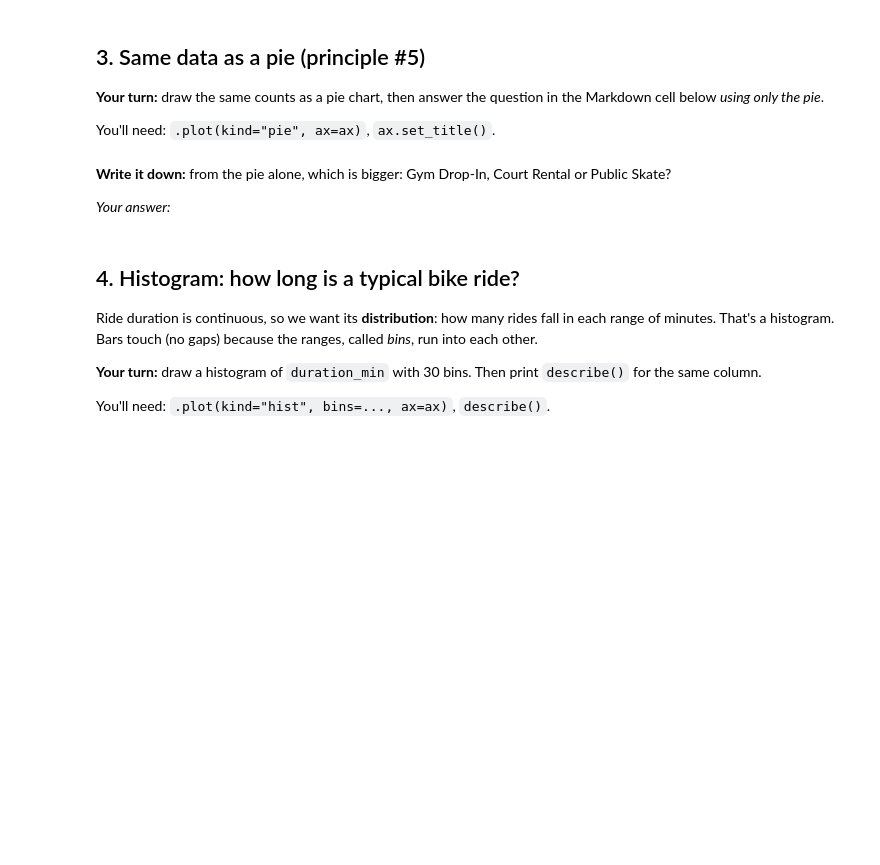
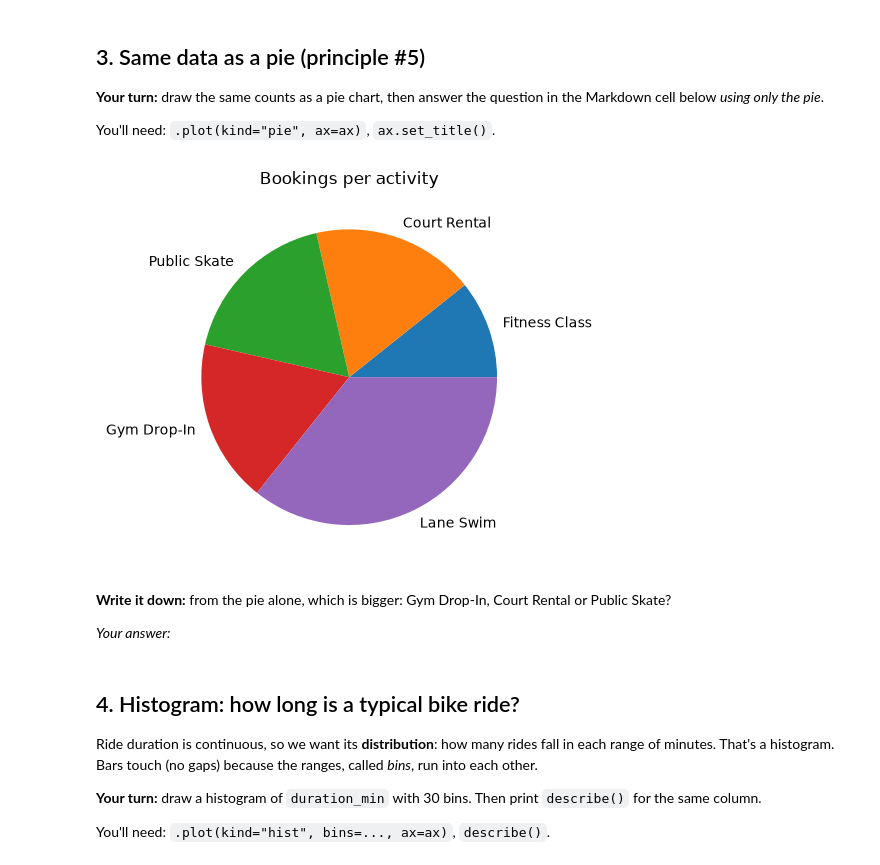
Before and after one commit to Ingiya/2501, a Jupyter notebook: student/lesson-13/viz_demo_starter.ipynb, the cells around one changed output. Drawn from its saved outputs; the diff is of its cells as text; code cells hidden in the pictures; blank space fills up the shorter version.

```diff
--- a/student/lesson-13/viz_demo_starter.ipynb
+++ b/student/lesson-13/viz_demo_starter.ipynb
@@ -55,6 +74,16 @@ You'll need: `value_counts()`, `sort_values()`, `.plot(kind="barh", ax=ax)`, `ax
 **Your turn:** draw the same counts as a pie chart, then answer the question in the Markdown cell below *using only the pie*.
 
 You'll need: `.plot(kind="pie", ax=ax)`, `ax.set_title()`.
+# %%
+fig, ax = plt.subplots()
+
+counts.plot(kind="pie", ax=ax)
+
+ax.set_title("Bookings per activity")
+
+plt.show()
+# %% [output]
+[figure, added]
 # %% [markdown]
 **Write it down:** from the pie alone, which is bigger: Gym Drop-In, Court Rental or Public Skate?
 
```
Also changed, not shown: parts of 10 cells of this notebook.
